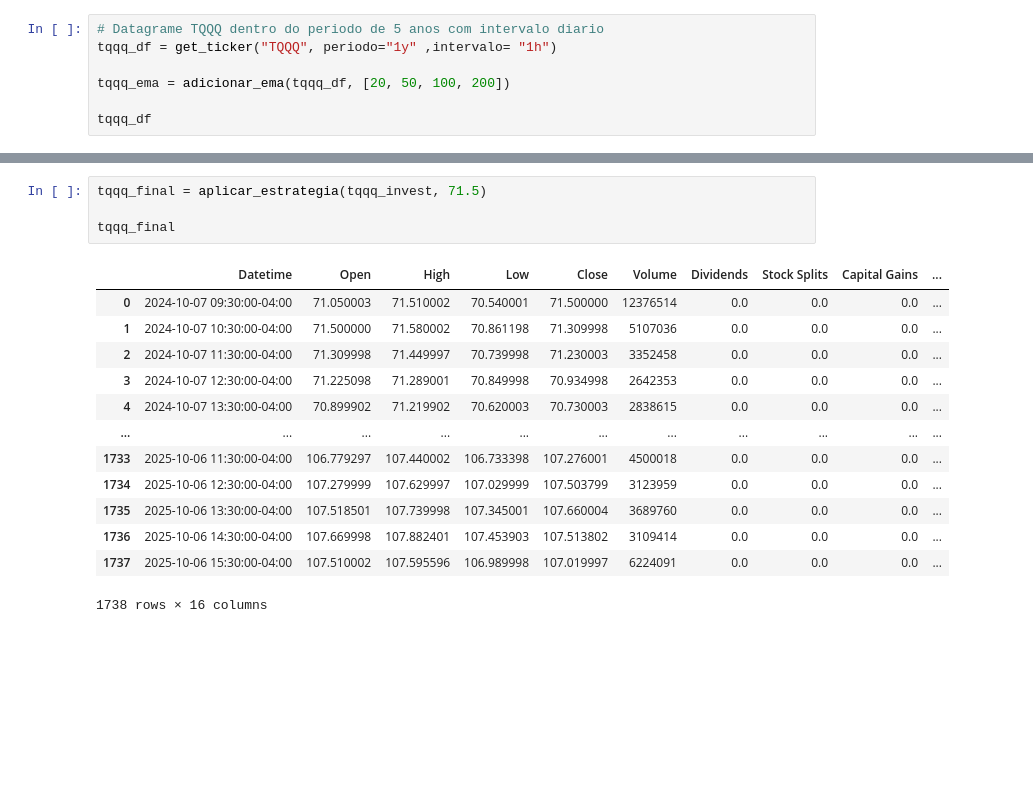
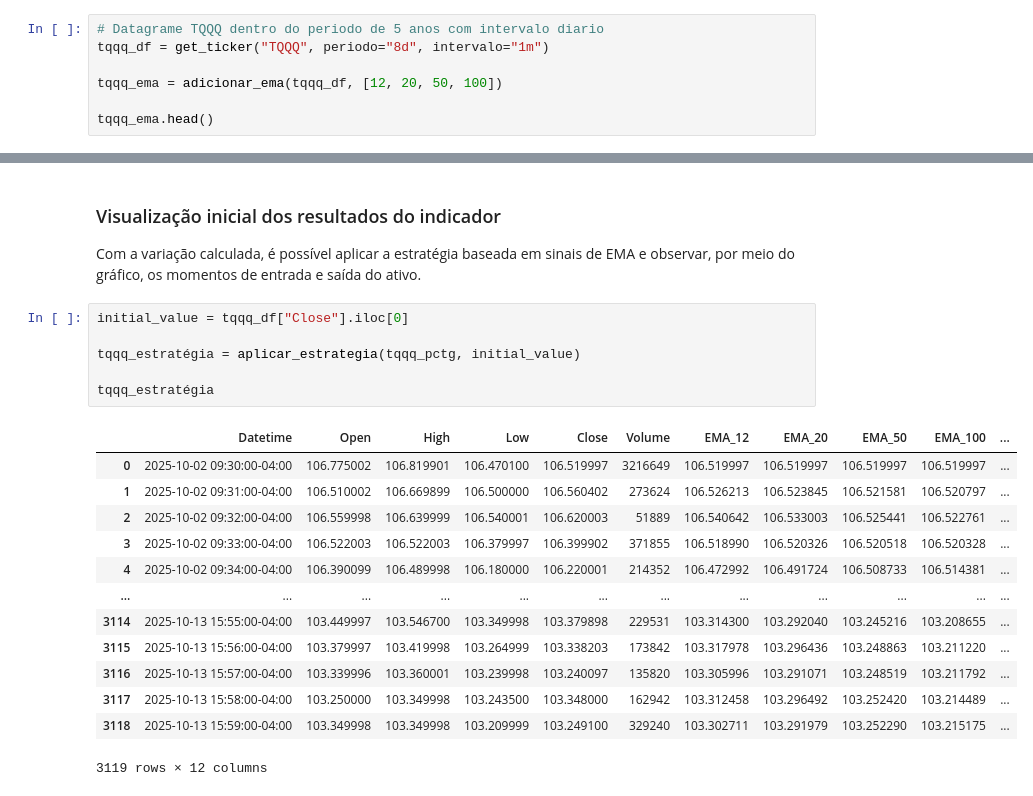
Before and after one commit to Augusto-Mateus/analise_ema_investimentos, a Jupyter notebook: avaliacao_estrategia.ipynb, the cells around one changed output, grey strips where cells are left out. Saved outputs shown, nothing was run; the diff lists cells and outputs as text; blank space fills up the shorter version.

```diff
--- a/avaliacao_estrategia.ipynb
+++ b/avaliacao_estrategia.ipynb
@@ -14,8 +15,8 @@ from modules import *
 # %%
 # Datagrame TQQQ dentro do periodo de 5 anos com intervalo diario
-tqqq_df = get_ticker("TQQQ", periodo="1y" ,intervalo= "1h")
+tqqq_df = get_ticker("TQQQ", periodo="8d", intervalo="1m")
 
-tqqq_ema = adicionar_ema(tqqq_df, [20, 50, 100, 200])
+tqqq_ema = adicionar_ema(tqqq_df, [12, 20, 50, 100])
 
-tqqq_df
+tqqq_ema.head()
 # %% [output]
@@ -85,21 +85,27 @@ plt.show()
+# %% [markdown]
+### Visualização inicial dos resultados do indicador
+
+Com a variação calculada, é possível aplicar a estratégia baseada em sinais de EMA e observar, por meio do gráfico, os momentos de entrada e saída do ativo.
 # %%
-tqqq_final = aplicar_estrategia(tqqq_invest, 71.5)
+initial_value = tqqq_df["Close"].iloc[0]
 
-tqqq_final
+tqqq_estratégia = aplicar_estrategia(tqqq_pctg, initial_value)
+
+tqqq_estratégia
 # %% [output]
-|  | Datetime | Open | High | Low | Close | Volume | Dividends | Stock Splits | Capital Gains | ... |
-| 0 | 2024-10-07 09:30:00-04:00 | 71.050003 | 71.510002 | 70.540001 | 71.500000 | 12376514 | 0.0 | 0.0 | 0.0 | ... |
-| 1 | 2024-10-07 10:30:00-04:00 | 71.500000 | 71.580002 | 70.861198 | 71.309998 | 5107036 | 0.0 | 0.0 | 0.0 | ... |
-| 2 | 2024-10-07 11:30:00-04:00 | 71.309998 | 71.449997 | 70.739998 | 71.230003 | 3352458 | 0.0 | 0.0 | 0.0 | ... |
-| 3 | 2024-10-07 12:30:00-04:00 | 71.225098 | 71.289001 | 70.849998 | 70.934998 | 2642353 | 0.0 | 0.0 | 0.0 | ... |
-| 4 | 2024-10-07 13:30:00-04:00 | 70.899902 | 71.219902 | 70.620003 | 70.730003 | 2838615 | 0.0 | 0.0 | 0.0 | ... |
-| ... | ... | ... | ... | ... | ... | ... | ... | ... | ... | ... |
-| 1733 | 2025-10-06 11:30:00-04:00 | 106.779297 | 107.440002 | 106.733398 | 107.276001 | 4500018 | 0.0 | 0.0 | 0.0 | ... |
-| 1734 | 2025-10-06 12:30:00-04:00 | 107.279999 | 107.629997 | 107.029999 | 107.503799 | 3123959 | 0.0 | 0.0 | 0.0 | ... |
-| 1735 | 2025-10-06 13:30:00-04:00 | 107.518501 | 107.739998 | 107.345001 | 107.660004 | 3689760 | 0.0 | 0.0 | 0.0 | ... |
-| 1736 | 2025-10-06 14:30:00-04:00 | 107.669998 | 107.882401 | 107.453903 | 107.513802 | 3109414 | 0.0 | 0.0 | 0.0 | ... |
-| 1737 | 2025-10-06 15:30:00-04:00 | 107.510002 | 107.595596 | 106.989998 | 107.019997 | 6224091 | 0.0 | 0.0 | 0.0 | ... |
+|  | Datetime | Open | High | Low | Close | Volume | EMA_12 | EMA_20 | EMA_50 | EMA_100 | ... |
+| 0 | 2025-10-02 09:30:00-04:00 | 106.775002 | 106.819901 | 106.470100 | 106.519997 | 3216649 | 106.519997 | 106.519997 | 106.519997 | 106.519997 | ... |
+| 1 | 2025-10-02 09:31:00-04:00 | 106.510002 | 106.669899 | 106.500000 | 106.560402 | 273624 | 106.526213 | 106.523845 | 106.521581 | 106.520797 | ... |
+| 2 | 2025-10-02 09:32:00-04:00 | 106.559998 | 106.639999 | 106.540001 | 106.620003 | 51889 | 106.540642 | 106.533003 | 106.525441 | 106.522761 | ... |
+| 3 | 2025-10-02 09:33:00-04:00 | 106.522003 | 106.522003 | 106.379997 | 106.399902 | 371855 | 106.518990 | 106.520326 | 106.520518 | 106.520328 | ... |
+| 4 | 2025-10-02 09:34:00-04:00 | 106.390099 | 106.489998 | 106.180000 | 106.220001 | 214352 | 106.472992 | 106.491724 | 106.508733 | 106.514381 | ... |
+| ... | ... | ... | ... | ... | ... | ... | ... | ... | ... | ... | ... |
+| 3114 | 2025-10-13 15:55:00-04:00 | 103.449997 | 103.546700 | 103.349998 | 103.379898 | 229531 | 103.314300 | 103.292040 | 103.245216 | 103.208655 | ... |
+| 3115 | 2025-10-13 15:56:00-04:00 | 103.379997 | 103.419998 | 103.264999 | 103.338203 | 173842 | 103.317978 | 103.296436 | 103.248863 | 103.211220 | ... |
+| 3116 | 2025-10-13 15:57:00-04:00 | 103.339996 | 103.360001 | 103.239998 | 103.240097 | 135820 | 103.305996 | 103.291071 | 103.248519 | 103.211792 | ... |
+| 3117 | 2025-10-13 15:58:00-04:00 | 103.250000 | 103.349998 | 103.243500 | 103.348000 | 162942 | 103.312458 | 103.296492 | 103.252420 | 103.214489 | ... |
+| 3118 | 2025-10-13 15:59:00-04:00 | 103.349998 | 103.349998 | 103.209999 | 103.249100 | 329240 | 103.302711 | 103.291979 | 103.252290 | 103.215175 | ... |
-1738 rows × 16 columns
+3119 rows × 12 columns
 # %%
 plt.figure(figsize=(21, 10))
 
```
Also changed, not shown: parts of 11 cells of this notebook, 3 other files.
